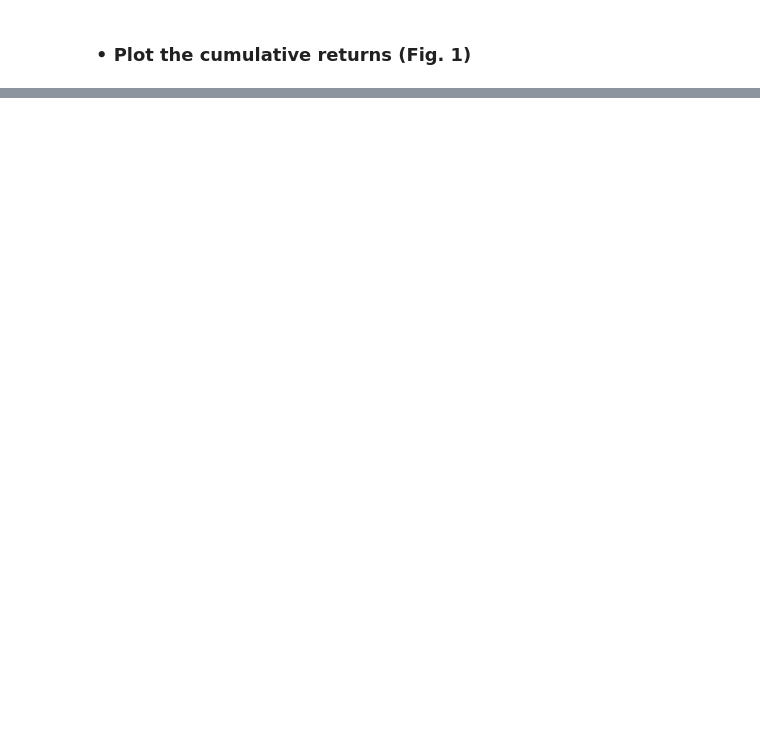
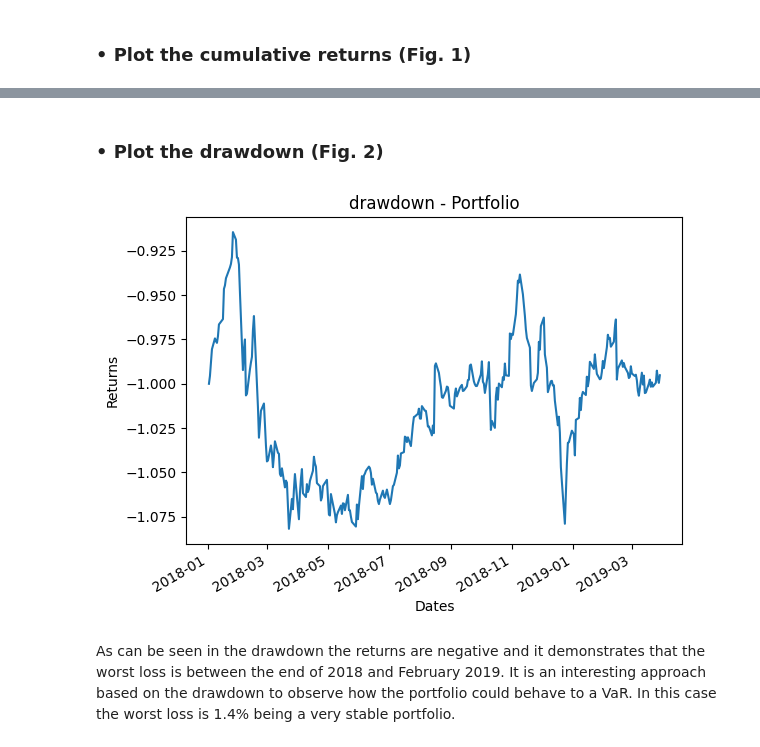
Before and after one commit to AvatarGaming/Python, a Jupyter notebook: Applied Quantitative Finance Using Python for Financial Analysis/SCRIPT06 - Value at Risk.ipynb, the cells around one changed output, grey strips where cells are left out. Cells and saved outputs as stored; diff of their text form; code cells hidden in the pictures; blank space fills up the shorter version.

```diff
--- a/Applied Quantitative Finance Using Python for Financial Analysis/SCRIPT06 - Value at Risk.ipynb
+++ b/Applied Quantitative Finance Using Python for Financial Analysis/SCRIPT06 - Value at Risk.ipynb
@@ -409,0 +412,3 @@ plt.show()
+# %%
+running_maximum=np.maximum.accumulate(CumulativeReturns)
+running_maximum.tail()
@@ -409,0 +427,3 @@ plt.show()
+# %%
+running_maximum=running_maximum<1
+running_maximum.tail()
@@ -409,0 +440,3 @@ plt.show()
+# %%
+portfolio_drawdown=(CumulativeReturns)/running_maximum - 1
+portfolio_drawdown
@@ -409,0 +457,16 @@ plt.show()
+# %% [markdown]
+### • Plot the drawdown (Fig. 2)
+# %%
+portfolio_drawdown.plot()
+
+_=plt.xlabel('Dates')
+
+_=plt.ylabel('Returns')
+
+_=plt.title('drawdown - Portfolio')
+
+plt.show()
+# %% [output]
+[figure, added]
+# %% [markdown]
+As can be seen in the drawdown the returns are negative and it demonstrates that the worst loss is between the end of 2018 and February 2019. It is an interesting approach based on the drawdown to observe how the portfolio could behave to a VaR. In this case the worst loss is 1.4% being a very stable portfolio.
```
Also changed, not shown: parts of 25 cells of this notebook, 1 other file.
